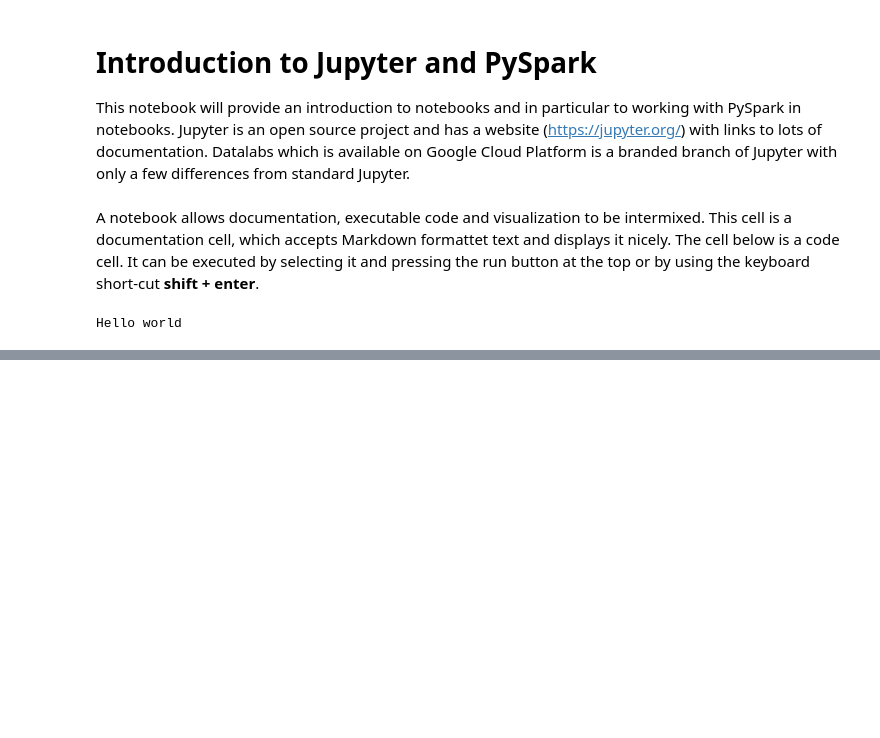
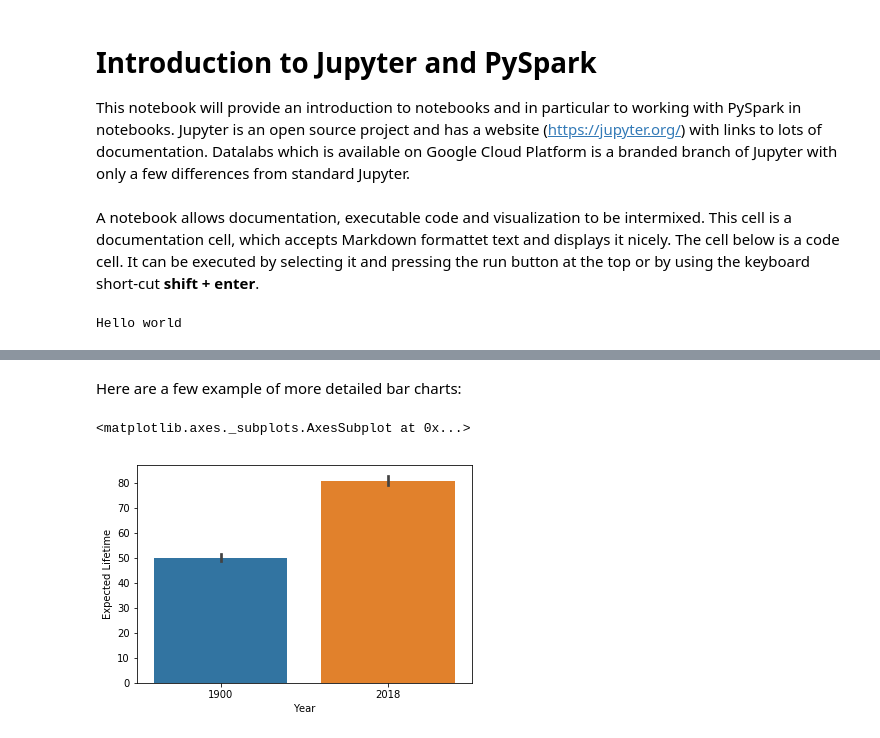
Before and after one commit to andreaskdk/big-data-notebooks, a Jupyter notebook: Introduction to Jupyter.ipynb, the cells around one changed output, grey strips where cells are left out. Cells and saved outputs as stored; diff of their text form; code cells hidden in the pictures; blank space fills up the shorter version.

```diff
--- a/Introduction to Jupyter.ipynb
+++ b/Introduction to Jupyter.ipynb
@@ -24,0 +127,10 @@ ax = sns.heatmap(uniform_data)
+# %% [markdown]
+Here are a few example of more detailed bar charts:
+# %%
+lifetime_data=pd.DataFrame([["1900", "Men", 48.6], ["1900", "Women", 51.4],
+                   ["2018", "Men", 79.0], ["2018", "Women", 82.9]],
+                  columns=["Year", "Sex", "Expected Lifetime"])
+sns.barplot(x="Year", y="Expected Lifetime", data=lifetime_data)
+# %% [output]
+<matplotlib.axes._subplots.AxesSubplot at 0x...>
+[figure, added]
```
Also changed, not shown: parts of 26 cells of this notebook, 1 other file.
